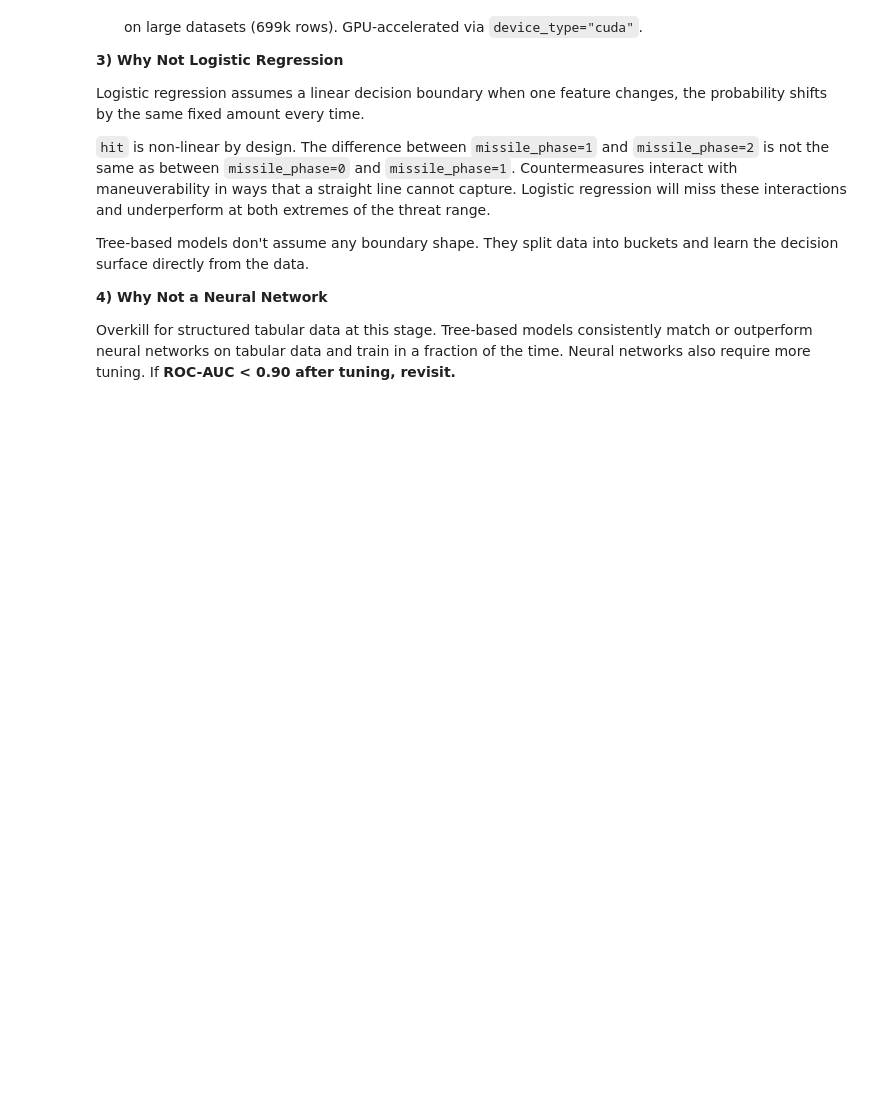
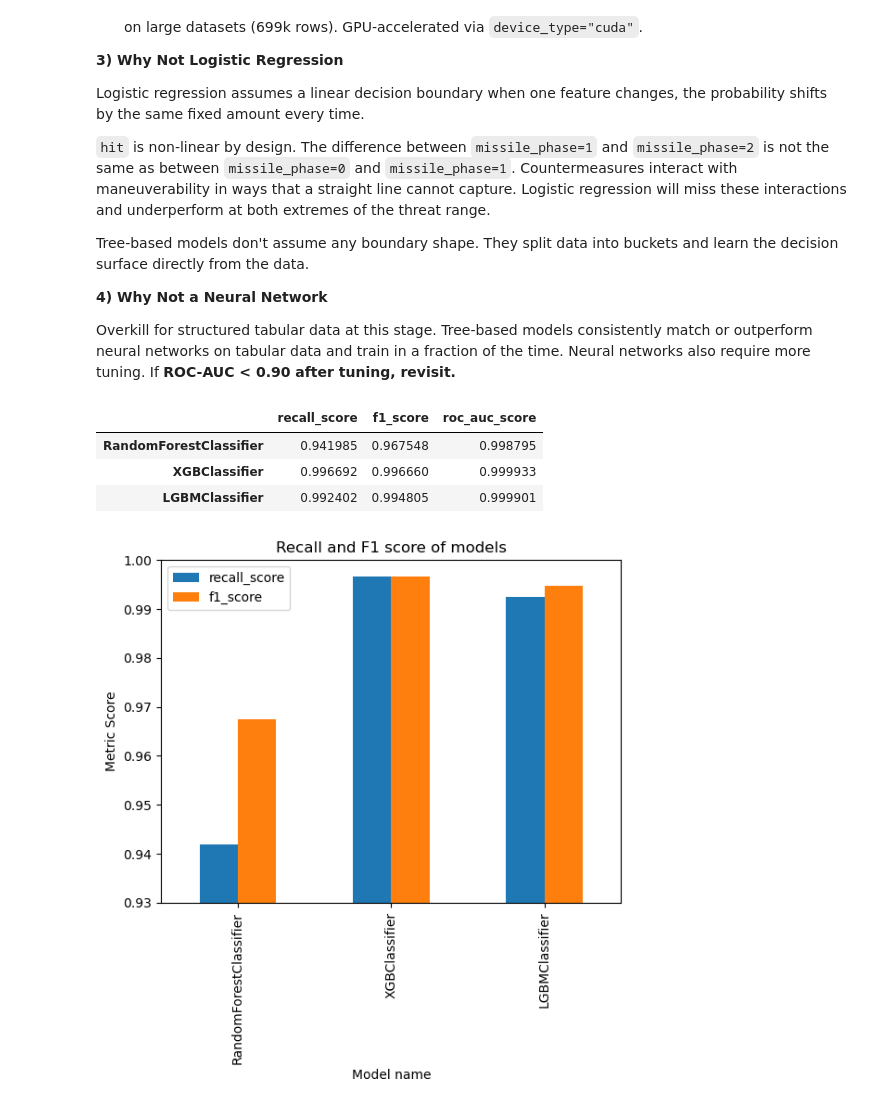
Before and after one commit to Eakempreet/ATAS_Project, a Jupyter notebook: notebooks/03_hit_classifier/03_hit_classifier.ipynb, the cells around one changed output. Drawn from its saved outputs; the diff is of its cells as text; code cells hidden in the pictures; blank space fills up the shorter version.

```diff
--- a/notebooks/03_hit_classifier/03_hit_classifier.ipynb
+++ b/notebooks/03_hit_classifier/03_hit_classifier.ipynb
@@ -800,0 +897,22 @@ Overkill for structured tabular data at this stage. Tree-based models consistent
+# %%
+# Load the predictions
+baseline_predictions = pd.read_csv(HIT_DATA_ROOT / "hit_baseline_predictions.csv", index_col=0)
+baseline_predictions
+# %% [output]
+|  | recall_score | f1_score | roc_auc_score |
+| RandomForestClassifier | 0.941985 | 0.967548 | 0.998795 |
+| XGBClassifier | 0.996692 | 0.996660 | 0.999933 |
+| LGBMClassifier | 0.992402 | 0.994805 | 0.999901 |
+# %%
+# Plotting the prictions sideways for comparison
+
+# recall and f1 score side by side
+baseline_predictions[['recall_score', 'f1_score']].plot(kind="bar")
+plt.ylim(0.93, 1.0)
+plt.title("Recall and F1 score of models")
+plt.xlabel("Model name")
+plt.ylabel("Metric Score")
+plt.legend()
+plt.show();
+# %% [output]
+[figure, added]
```
Also changed, not shown: parts of 25 cells of this notebook.
